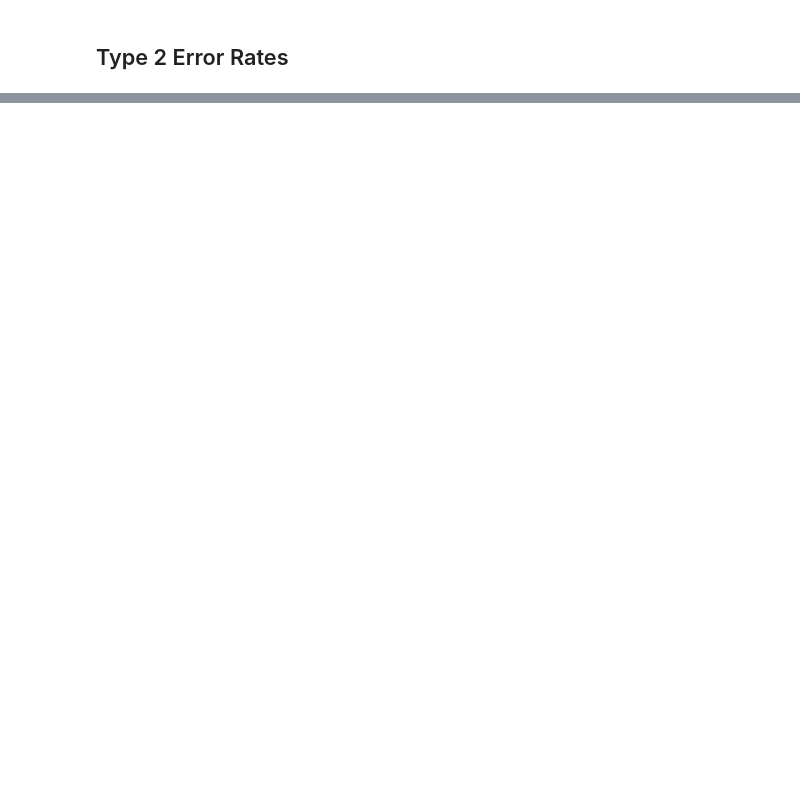
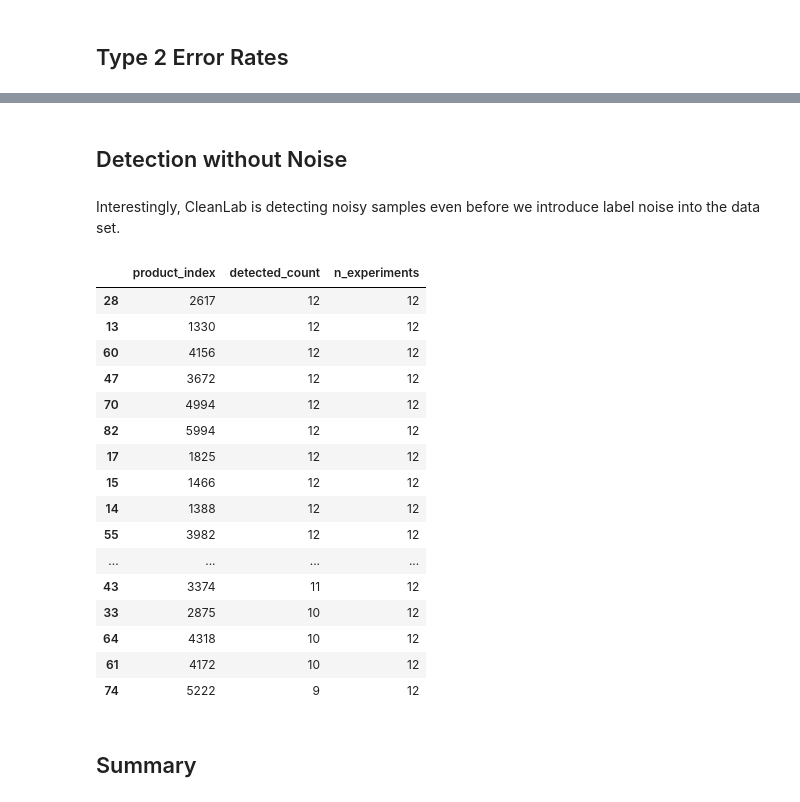
Before and after one commit to sheikhomar/snow-leopard, a Jupyter notebook: notebooks/19-results-cleanlab.ipynb, the cells around one changed output, grey strips where cells are left out. Saved outputs shown, nothing was run; the diff lists cells and outputs as text; code cells hidden in the pictures; blank space fills up the shorter version.

```diff
--- a/notebooks/19-results-cleanlab.ipynb
+++ b/notebooks/19-results-cleanlab.ipynb
@@ -98,0 +176,33 @@ ax.set_title("$ER_2$ for CleanLab Algorithm");
+# %% [markdown]
+## Detection without Noise
+# %% [markdown]
+Interestingly, CleanLab is detecting noisy samples even before we introduce label noise into the data set.
+# %%
+df_zero_noise = df_data[df_data.noise_rate == 0]
+all_items = []
+for l in df_zero_noise["detected"]:
+    all_items += l
+detected_indices, counts = np.unique(all_items, return_counts=True)
+# %%
+df_detected_counts = pd.DataFrame(detected_indices, columns=["product_index"])
+df_detected_counts["detected_count"] = counts
+df_detected_counts["n_experiments"] = df_zero_noise.shape[0]
+df_detected_counts.sort_values("detected_count", ascending=False).head(20)
+# %% [output]
+|  | product_index | detected_count | n_experiments |
+| 28 | 2617 | 12 | 12 |
+| 13 | 1330 | 12 | 12 |
+| 60 | 4156 | 12 | 12 |
+| 47 | 3672 | 12 | 12 |
+| 70 | 4994 | 12 | 12 |
+| 82 | 5994 | 12 | 12 |
+| 17 | 1825 | 12 | 12 |
+| 15 | 1466 | 12 | 12 |
+| 14 | 1388 | 12 | 12 |
+| 55 | 3982 | 12 | 12 |
+| ... | ... | ... | ... |
+| 43 | 3374 | 11 | 12 |
+| 33 | 2875 | 10 | 12 |
+| 64 | 4318 | 10 | 12 |
+| 61 | 4172 | 10 | 12 |
+| 74 | 5222 | 9 | 12 |
@@ -98,0 +213,2 @@ ax.set_title("$ER_2$ for CleanLab Algorithm");
+# %% [markdown]
+## Summary
```
Also changed, not shown: parts of 19 cells of this notebook.
